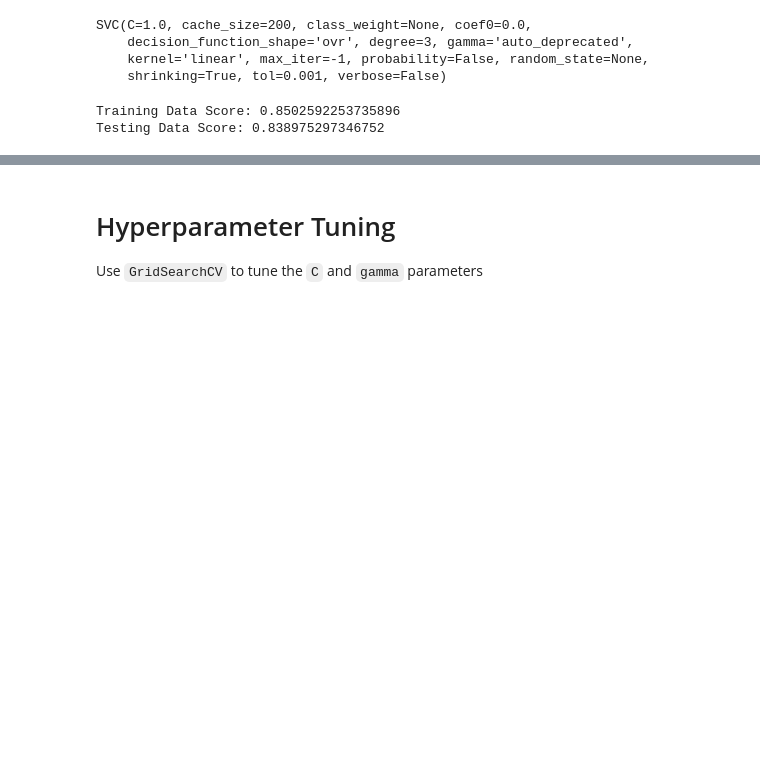
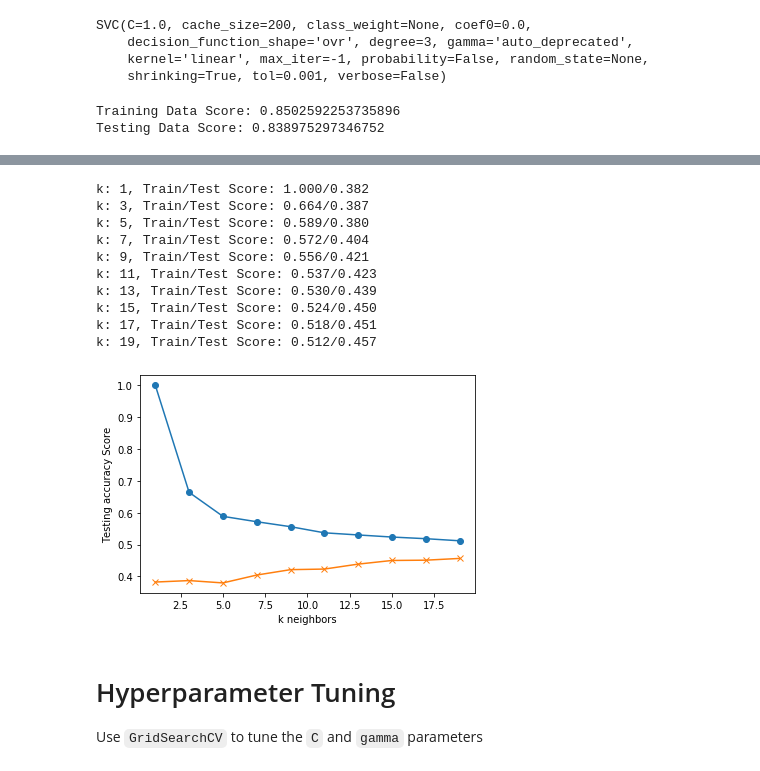
Before and after one commit to Lorsmo/Exoplanet-Exploration, a Jupyter notebook: svm.ipynb, the cells around one changed output, grey strips where cells are left out. Drawn from its saved outputs; the diff is of its cells as text; code cells hidden in the pictures; blank space fills up the shorter version.

Commit message:
classifier added

```diff
--- a/svm.ipynb
+++ b/svm.ipynb
@@ -101,3 +117,37 @@ Testing Data Score: 0.838975297346752
+# %%
+from sklearn.neighbors import KNeighborsClassifier
+
+# Loop through different k values to see which has the highest accuracy
+# Note: We only use odd numbers because we don't want any ties
+train_scores = []
+test_scores = []
+for k in range(1, 20, 2):
+    knn = KNeighborsClassifier(n_neighbors=k)
+    knn.fit(X_train_scaled, y_train)
+    train_score = knn.score(X_train_scaled, y_train)
+    test_score = knn.score(X_test_scaled, y_test)
+    train_scores.append(train_score)
+    test_scores.append(test_score)
+    print(f"k: {k}, Train/Test Score: {train_score:.3f}/{test_score:.3f}")
+
+
+plt.plot(range(1, 20, 2), train_scores, marker='o')
+plt.plot(range(1, 20, 2), test_scores, marker="x")
+plt.xlabel("k neighbors")
+plt.ylabel("Testing accuracy Score")
+plt.show()
+# %% [output]
+k: 1, Train/Test Score: 1.000/0.382
+k: 3, Train/Test Score: 0.664/0.387
+k: 5, Train/Test Score: 0.589/0.380
+k: 7, Train/Test Score: 0.572/0.404
+k: 9, Train/Test Score: 0.556/0.421
+k: 11, Train/Test Score: 0.537/0.423
+k: 13, Train/Test Score: 0.530/0.439
+k: 15, Train/Test Score: 0.524/0.450
+k: 17, Train/Test Score: 0.518/0.451
+k: 19, Train/Test Score: 0.512/0.457
+[figure, added]
 # %% [markdown]
 # Hyperparameter Tuning
 
```
Also changed, not shown: parts of 6 cells of this notebook.
